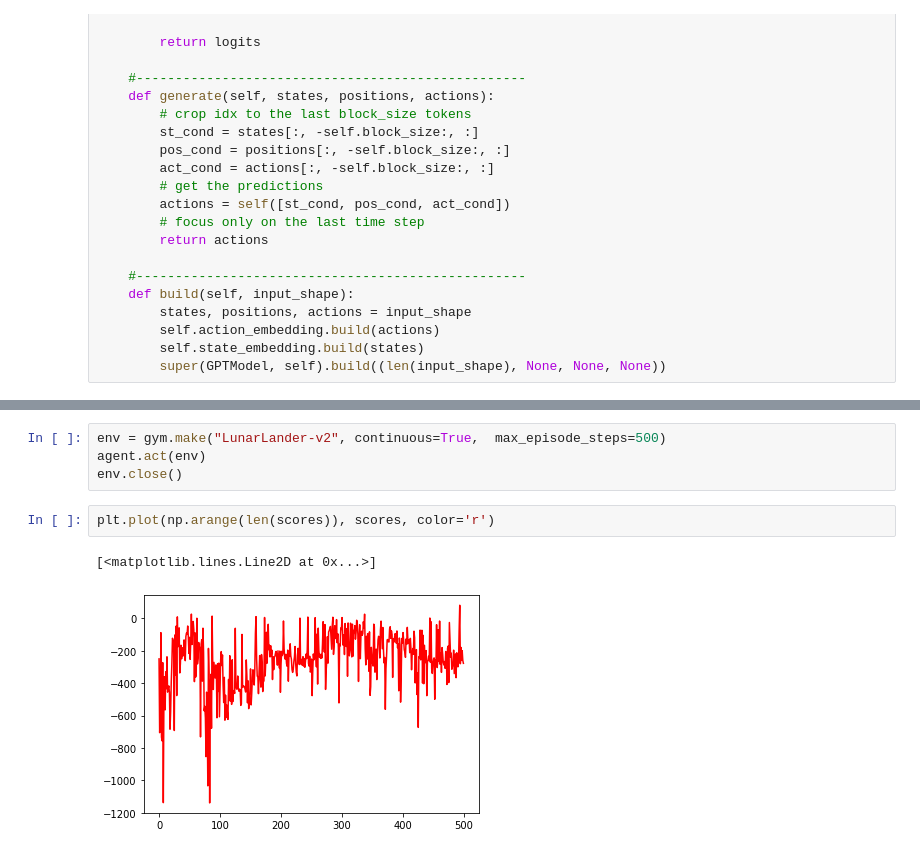
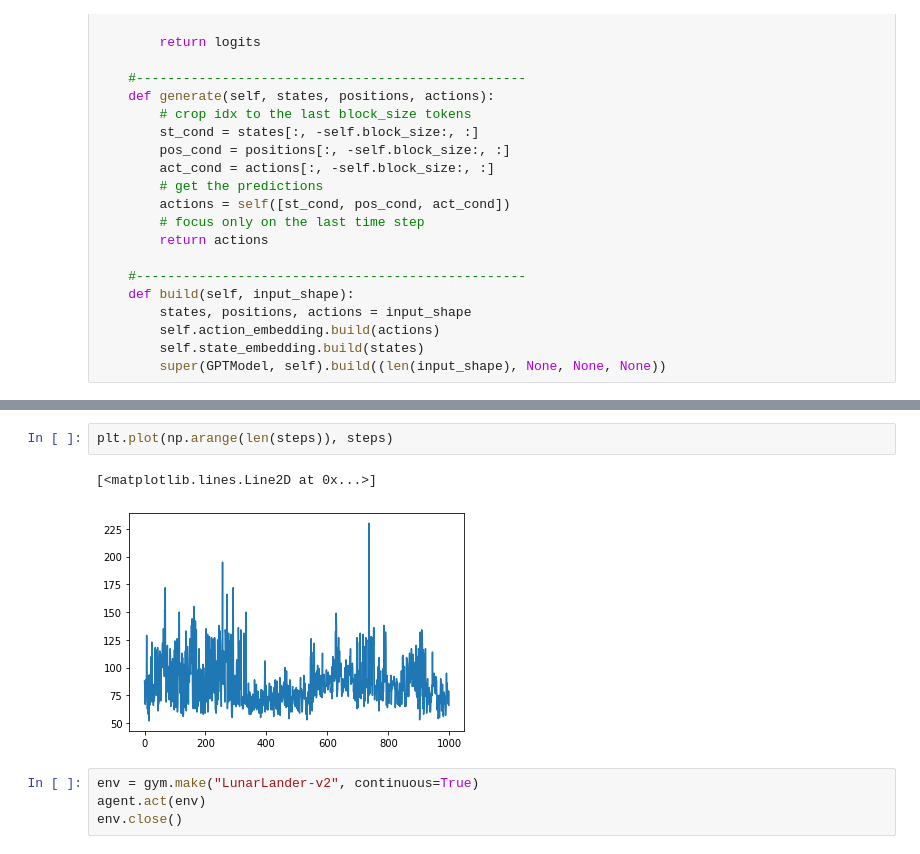
Before and after one commit to gustavobartho/machine-learning, a Jupyter notebook: Outros/DDPG_with_GPT/DDPG_with_GPT_LunarLander.ipynb, the cells around one changed output, grey strips where cells are left out. Drawn from its saved outputs; the diff is of its cells as text.

```diff
--- a/Outros/DDPG_with_GPT/DDPG_with_GPT_LunarLander.ipynb
+++ b/Outros/DDPG_with_GPT/DDPG_with_GPT_LunarLander.ipynb
@@ -906,9 +896,9 @@ Episode: 26      Step: 39       Reward: -141.33
+# %%
+plt.plot(np.arange(len(steps)), steps)
+# %% [output]
+[<matplotlib.lines.Line2D at 0x...>]
+[figure, added]
 # %%
-env = gym.make("LunarLander-v2", continuous=True,  max_episode_steps=500)
+env = gym.make("LunarLander-v2", continuous=True)
 agent.act(env)
 env.close()
-# %%
-plt.plot(np.arange(len(scores)), scores, color='r')
-# %% [output]
-[<matplotlib.lines.Line2D at 0x...>]
-[figure, removed]
```
Also changed, not shown: parts of 15 cells of this notebook.
